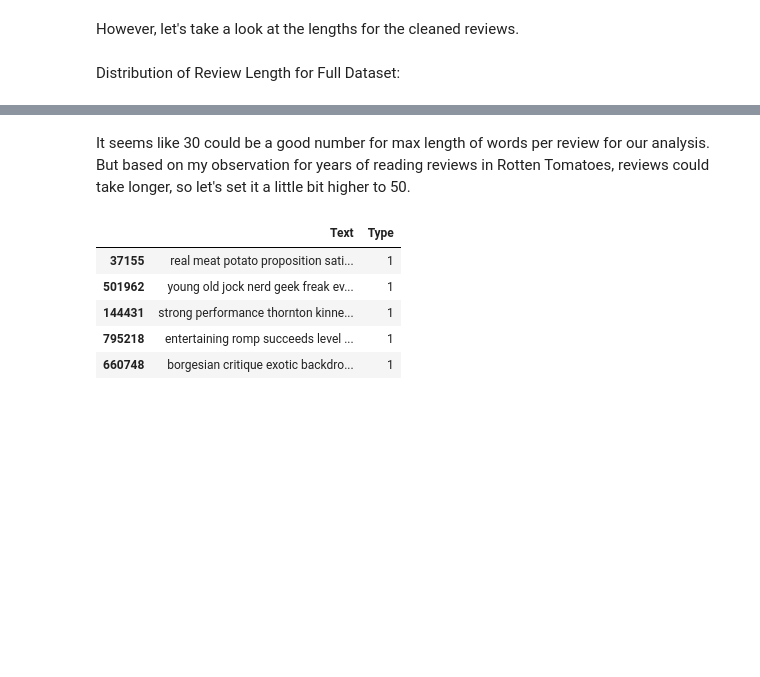
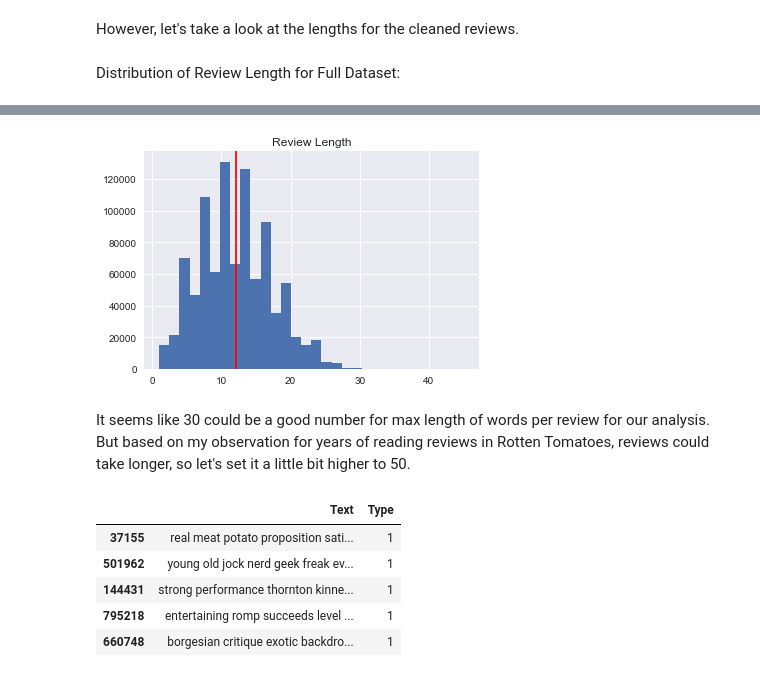
Before and after one commit to jebacareza/bible-book-text-summarizer, a Jupyter notebook: src/02_eda.ipynb, the cells around one changed output, grey strips where cells are left out. Drawn from its saved outputs; the diff is of its cells as text; code cells hidden in the pictures; blank space fills up the shorter version.

```diff
--- a/src/02_eda.ipynb
+++ b/src/02_eda.ipynb
@@ -150,3 +160,19 @@ plt.show()
+# %%
+clean_review_word_count = []
+
+# populate the lists with sentence lengths
+for review in reviews['Text'].values:
+      clean_review_word_count.append(len(review.split()))
+
+clean_length_df = pd.DataFrame({'Text':clean_review_word_count})
+
+clean_length_df.hist(bins = 30)
+plt.title('Review Length')
+plt.axvline(clean_length_df['Text'].mean(), c='red', label='Mean')
+plt.savefig('../output/img/review-lengths-300k.jpg')
+plt.show()
+# %% [output]
+[figure, added]
 # %% [markdown]
 It seems like 30 could be a good number for max length of words per review for our analysis. But based on my observation for years of reading reviews in Rotten Tomatoes, reviews could take longer, so let's set it a little bit higher to 50.
 # %%
```
Also changed, not shown: parts of 5 cells of this notebook.
